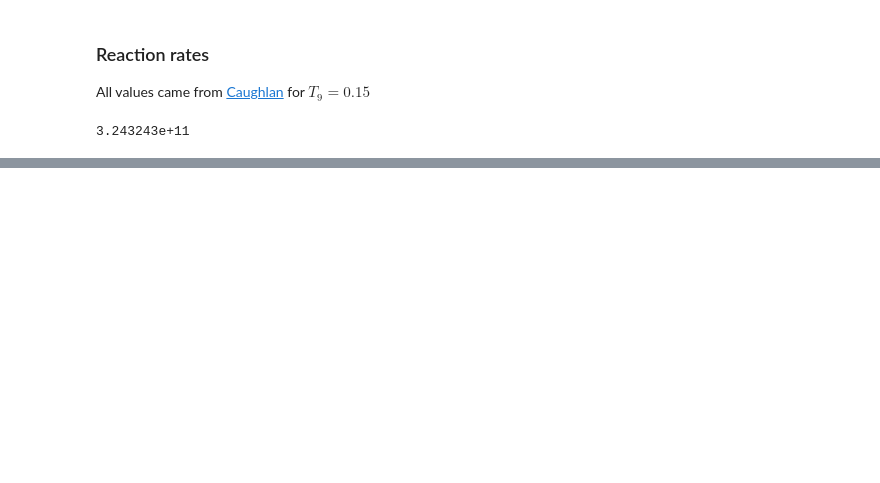
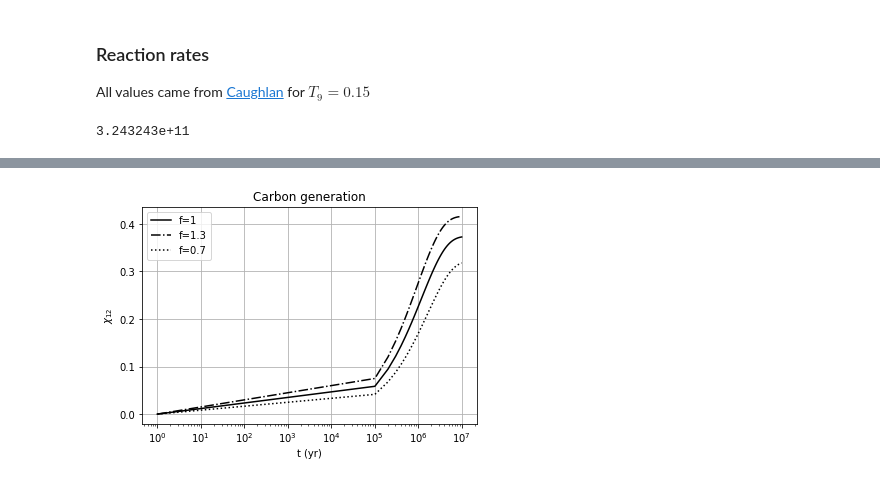
Before and after one commit to mileslucas/astro580, a Jupyter notebook: hw3/hw3.ipynb, the cells around one changed output, grey strips where cells are left out. Drawn from its saved outputs; the diff is of its cells as text; code cells hidden in the pictures; blank space fills up the shorter version.

```diff
--- a/hw3/hw3.ipynb
+++ b/hw3/hw3.ipynb
@@ -87,0 +77,30 @@ plt.subplots_adjust(hspace=0.01)
+# %%
+def sig1(t, y):
+    return helium_usage(t, y, perc[0])
+def sig2(t, y):
+    return helium_usage(t, y, perc[1])
+def sig3(t, y):
+    return helium_usage(t, y, perc[2])
+
+sigs1 = [sig1, sig2, sig3]
+sigs2 = [lambda t,y: helium_usage(t, y, fi) for fi in perc]
+# %%
+def calc_and_plot(sigs):
+    span = (1, 1e7)
+    t = np.linspace(*span, 100)
+    results = [solve_ivp(sig, t_span=span, y0=(1, 0, 0, 0), t_eval=t) for sig in sigs]
+    cycle = (cycler('color', ['k']) * cycler('linestyle', ['-', '-.', ':', '--']))
+    plt.gca().set_prop_cycle(cycle)
+    for res, val in zip(results, perc):
+        plt.semilogx(res.t, res.y[2], 'k', label=f'f={val}')
+
+    plt.grid()
+    plt.title('Carbon generation')
+    plt.xlabel('t (yr)')
+    plt.ylabel('$\chi_{12}$')
+    plt.legend()
+    plt.savefig('sigs2')
+# %%
+calc_and_plot(sigs1)
+# %% [output]
+[figure, added]
```
Also changed, not shown: parts of 7 cells of this notebook, 1 other file.
